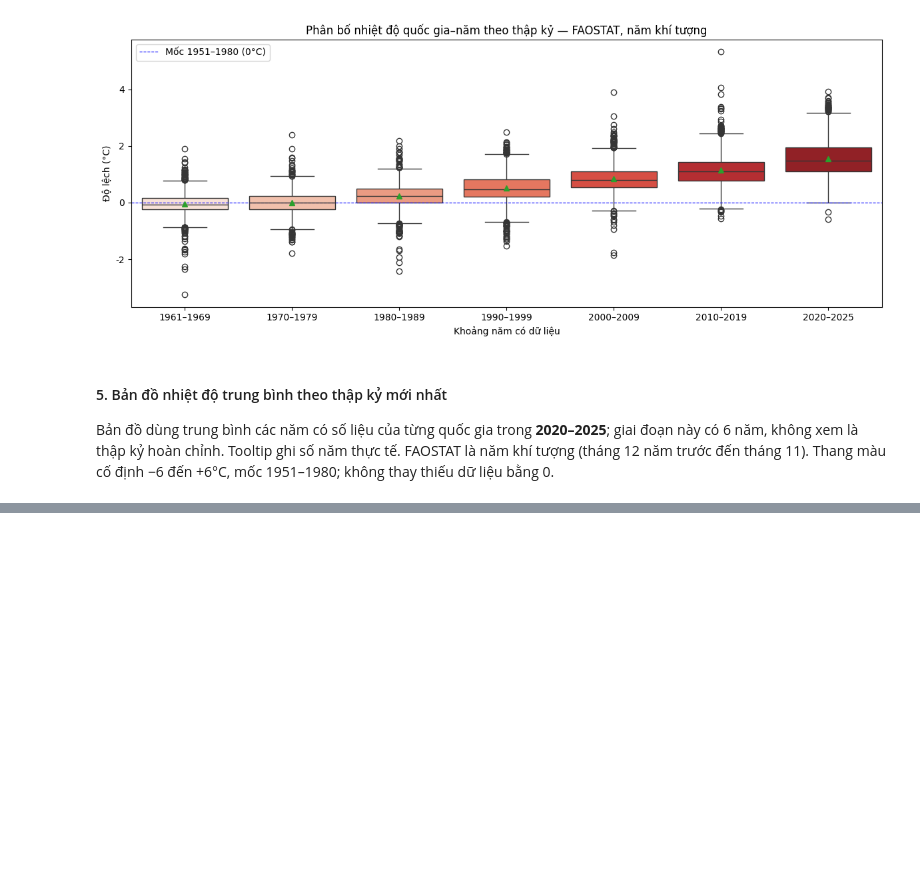
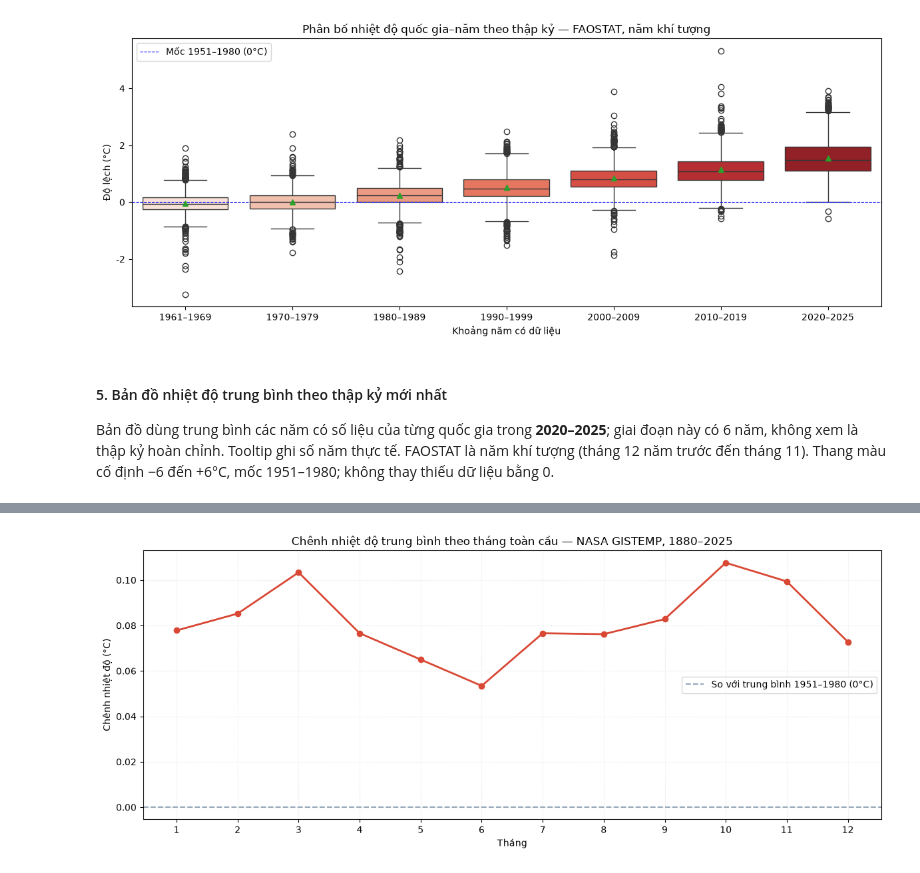
Before and after one commit to nguyenkhang310/climate-lab, a Jupyter notebook: phan_tich_nhiet_do/duc/01_lam_sach_va_eda.ipynb, the cells around one changed output, grey strips where cells are left out. Cells and saved outputs as stored; diff of their text form; code cells hidden in the pictures; blank space fills up the shorter version.

```diff
--- a/phan_tich_nhiet_do/duc/01_lam_sach_va_eda.ipynb
+++ b/phan_tich_nhiet_do/duc/01_lam_sach_va_eda.ipynb
@@ -248,0 +252,18 @@ fig_static.write_image(FIGURES_DIR / '03_ban_do_nhiet_do.png', scale=2)
+# %%
+global_monthly = df_monthly[df_monthly.iso_alpha.eq('WLD')]
+monthly_mean = global_monthly.groupby('month').temperature_anomaly.mean().reindex(range(1, 13))
+period = f'{global_monthly.year.min()}–{global_monthly.year.max()}'
+plt.figure(figsize=(12, 5))
+plt.plot(monthly_mean.index, monthly_mean, 'o-', color='#D94835', linewidth=2)
+plt.axhline(0, color='#96A7BA', linestyle='--', label='So với trung bình 1951–1980 (0°C)')
+plt.title(f'Chênh nhiệt độ trung bình theo tháng toàn cầu — NASA GISTEMP, {period}')
+plt.xticks(range(1, 13))
+plt.xlabel('Tháng')
+plt.ylabel('Chênh nhiệt độ (°C)')
+plt.grid(alpha=0.3, linestyle=':')
+plt.legend(loc='center right')
+plt.tight_layout()
+plt.savefig(FIGURES_DIR / '06_nhiet_do_theo_thang.png', dpi=300)
+plt.show()
+# %% [output]
+[figure, added]
```
Also changed, not shown: parts of 6 cells of this notebook, 7 other files.
